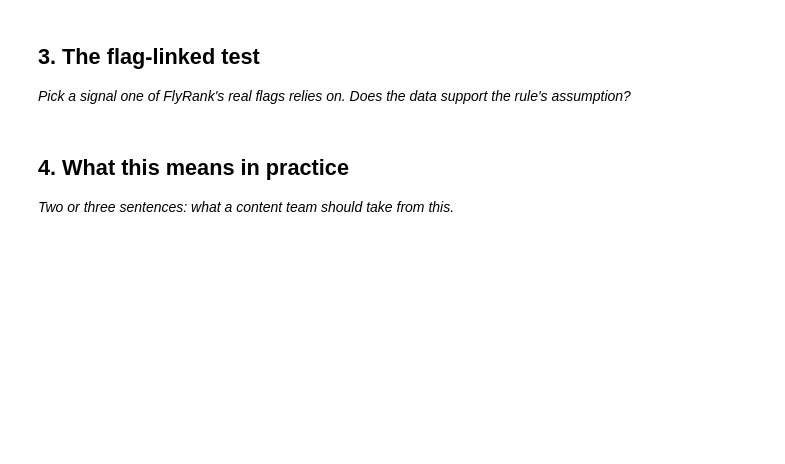
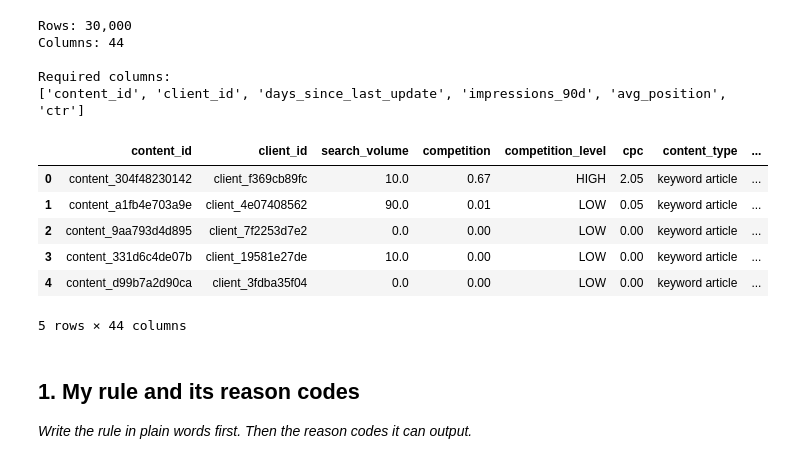
Before and after one commit to muhammadusmanshakir/flyrank-ml-internship, a Jupyter notebook: work/notebooks/w04_baseline_score.ipynb, the cells around one changed output. Drawn from its saved outputs; the diff is of its cells as text; code cells hidden in the pictures; blank space fills up the shorter version.

```diff
--- a/work/notebooks/w04_baseline_score.ipynb
+++ b/work/notebooks/w04_baseline_score.ipynb
@@ -25,4 +10,0 @@ This skeleton is yours to fill. Work the sections **in order** — each one has
-# %% [markdown]
-## 3. The flag-linked test
-
-*Pick a signal one of FlyRank's real flags relies on. Does the data support the rule's assumption?*
@@ -32,4 +10,0 @@ This skeleton is yours to fill. Work the sections **in order** — each one has
-# %% [markdown]
-## 4. What this means in practice
-
-*Two or three sentences: what a content team should take from this.*
@@ -38,0 +11,44 @@ This skeleton is yours to fill. Work the sections **in order** — each one has
+# %%
+import pandas as pd
+import numpy as np
+
+# Starter dataset from the official FlyRank repository
+DATA_URL = (
+    "https://raw.githubusercontent.com/"
+    "flyrank-bih/flyrank-ml-internship-starter/"
+    "main/data/raw/content_refresh_anonymized.csv"
+)
+
+df = pd.read_csv(DATA_URL)
+
+print(f"Rows: {len(df):,}")
+print(f"Columns: {len(df.columns)}")
+
+print("\nRequired columns:")
+print([
+    "content_id",
+    "client_id",
+    "days_since_last_update",
+    "impressions_90d",
+    "avg_position",
+    "ctr"
+])
+
+df.head()
+# %% [output]
+Rows: 30,000
+Columns: 44
+
+Required columns:
+['content_id', 'client_id', 'days_since_last_update', 'impressions_90d', 'avg_position', 'ctr']
+|  | content_id | client_id | search_volume | competition | competition_level | cpc | content_type | ... |
+| 0 | content_304f48230142 | client_f369cb89fc | 10.0 | 0.67 | HIGH | 2.05 | keyword article | ... |
+| 1 | content_a1fb4e703a9e | client_4e07408562 | 90.0 | 0.01 | LOW | 0.05 | keyword article | ... |
+| 2 | content_9aa793d4d895 | client_7f2253d7e2 | 0.0 | 0.00 | LOW | 0.00 | keyword article | ... |
+| 3 | content_331d6c4de07b | client_19581e27de | 10.0 | 0.00 | LOW | 0.00 | keyword article | ... |
+| 4 | content_d99b7a2d90ca | client_3fdba35f04 | 0.0 | 0.00 | LOW | 0.00 | keyword article | ... |
+5 rows × 44 columns
+# %% [markdown]
+## 1. My rule and its reason codes
+
+*Write the rule in plain words first. Then the reason codes it can output.*
```
Also changed, not shown: parts of 30 cells of this notebook.
